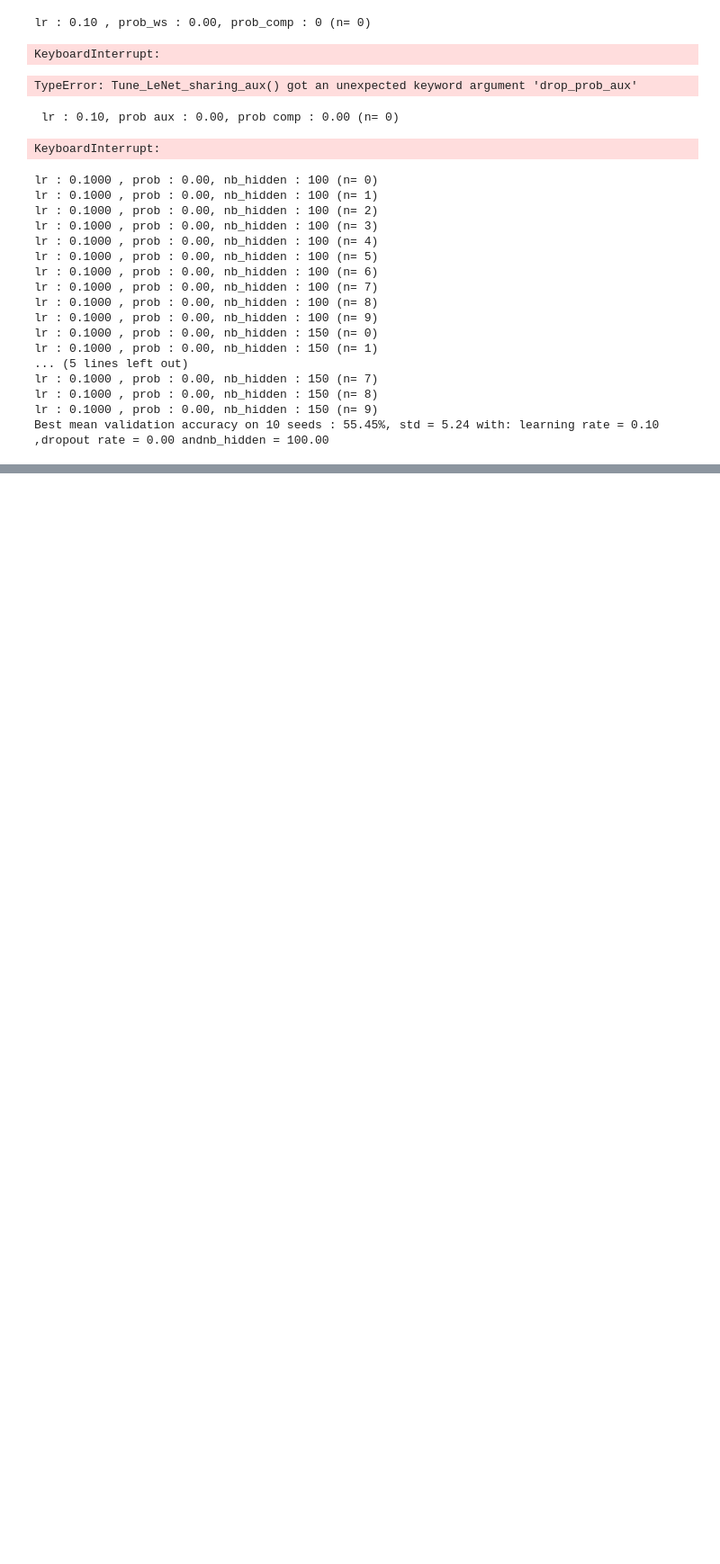
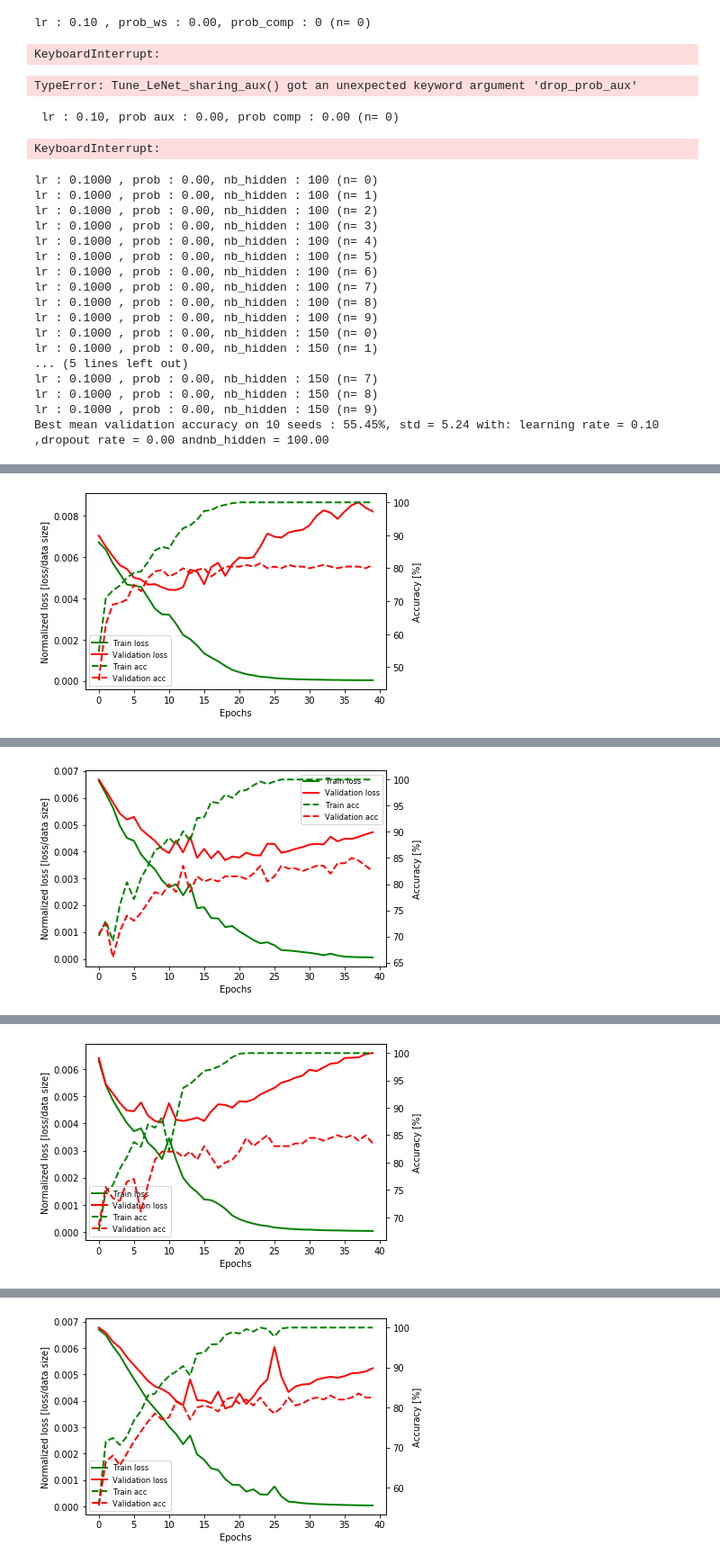
Before and after one commit to raphaelreis/EE559-DeepLearning-MiniProjects, a Jupyter notebook: Proj1_Seb_/analysis/grid_basic.ipynb, the cells around one changed output, grey strips where cells are left out. Shown at 90% size. Cells and saved outputs as stored; diff of their text form; code cells hidden in the pictures; blank space fills up the shorter version.

```diff
--- a/Proj1_Seb_/analysis/grid_basic.ipynb
+++ b/Proj1_Seb_/analysis/grid_basic.ipynb
@@ -187,0 +232,7 @@ Best mean validation accuracy on 10 seeds : 55.45%, std = 5.24 with: learning ra
+# %%
+Nets_default = Nets()
+# %%
+seeds = [1,2,3,4,5,6,7,8,9,10]
+train_results, test_losses, test_accuracies = evaluate_model(Nets_default.Net2c, seeds)
+# %% [output]
+[figure, added]
@@ -187,0 +240 @@ Best mean validation accuracy on 10 seeds : 55.45%, std = 5.24 with: learning ra
+[figure, added]
@@ -187,0 +242 @@ Best mean validation accuracy on 10 seeds : 55.45%, std = 5.24 with: learning ra
+[figure, added]
@@ -187,0 +244 @@ Best mean validation accuracy on 10 seeds : 55.45%, std = 5.24 with: learning ra
+[figure, added]
```
Also changed, not shown: parts of 6 cells of this notebook, 4 other files.
